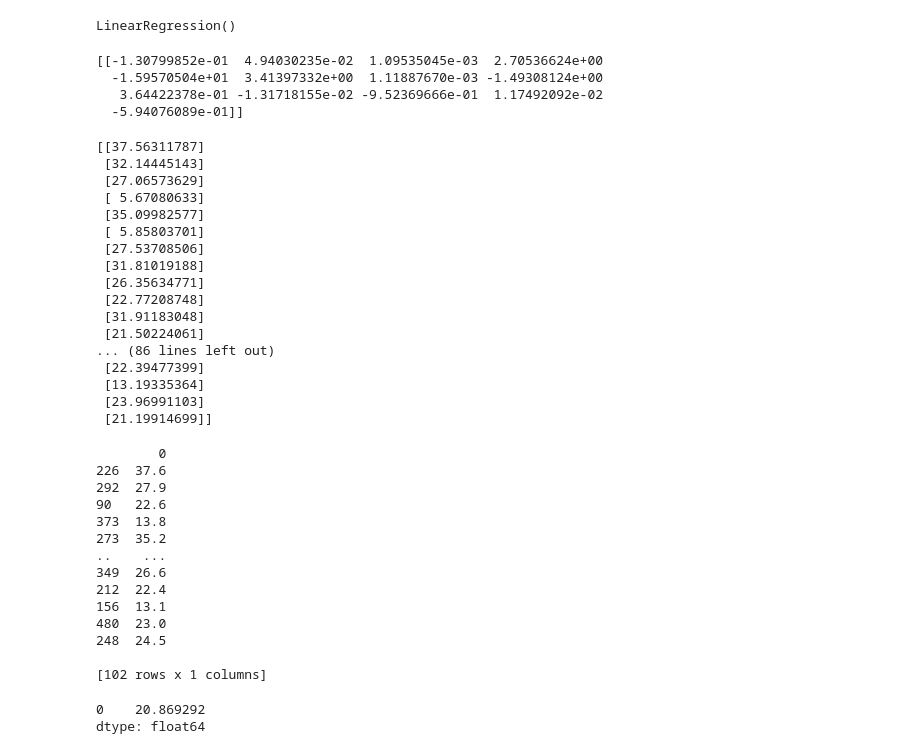
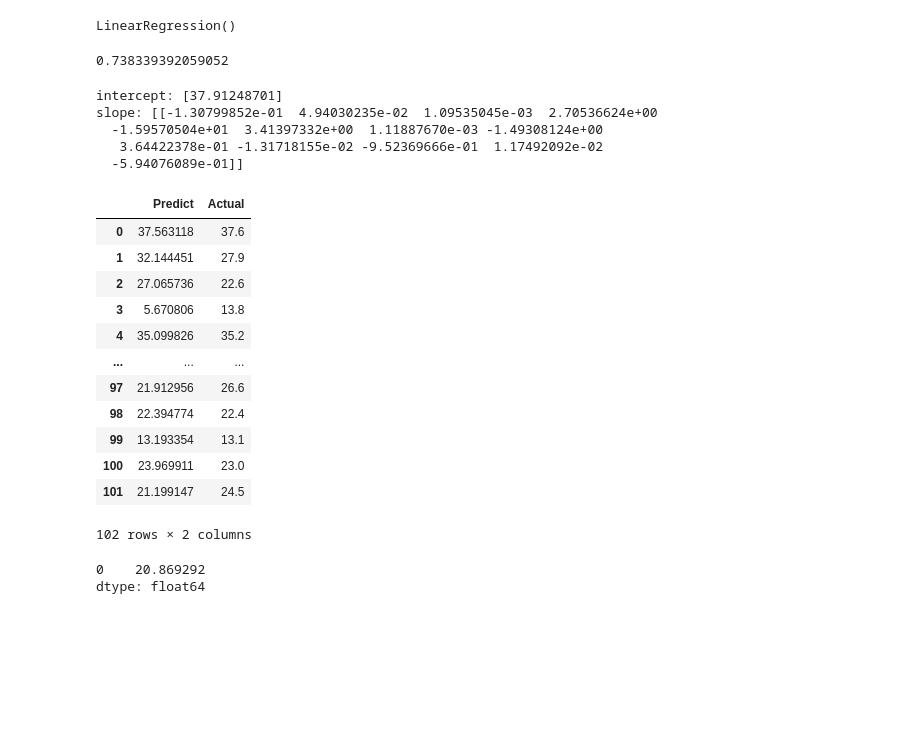
Before and after one commit to DSpythonpizza/LinearRegression, a Jupyter notebook: LinearRegression.ipynb, the cells around one changed output. Cells and saved outputs as stored; diff of their text form; code cells hidden in the pictures; blank space fills up the shorter version.

```diff
--- a/LinearRegression.ipynb
+++ b/LinearRegression.ipynb
@@ -139,6 +151,6 @@ dtype: int64
 # %%
 # Initialize the linear regression model
-model = linear_model.LinearRegression()
+lm = LinearRegression()
 # %%
 # Split the data into 80% training and 20% testing data
 from sklearn.model_selection import train_test_split
@@ -146,14 +158,21 @@ from sklearn.model_selection import train_test_split
 x_train, x_test, y_train, y_test = train_test_split(df_x, df_y, test_size = 0.2, random_state=5)
 # %%
 # Train the model with our training data
-model.fit(x_train, y_train)
+lm.fit(x_train, y_train)
 # %% [output]
 LinearRegression()
+# %%
+r_sq = lm.score(x_train, y_train)
+print(r_sq)
+# %% [output]
+0.738339392059052
 # %%
 # Print the coefficient/weights for each feature/column of the model
-print(model.coef_)
+print('intercept:', lm.intercept_)
+print('slope:', lm.coef_)
 # %% [output]
-[[-1.30799852e-01  4.94030235e-02  1.09535045e-03  2.70536624e+00
+intercept: [37.91248701]
+slope: [[-1.30799852e-01  4.94030235e-02  1.09535045e-03  2.70536624e+00
   -1.59570504e+01  3.41397332e+00  1.11887670e-03 -1.49308124e+00
    3.64422378e-01 -1.31718155e-02 -9.52369666e-01  1.17492092e-02
   -5.94076089e-01]]
@@ -162,43 +179,25 @@ print(model.coef_)
 # %%
-# Print the predictions on our test data
-y_pred = model.predict(x_test)
-print(y_pred)
+# Print the Predictions on our test data
+y_pred = lm.predict(x_test)
+pred_df = pd.DataFrame(y_pred, columns = ['Predict'])
-# %% [output]
-[[37.56311787]
- [32.14445143]
- [27.06573629]
- [ 5.67080633]
- [35.09982577]
- [ 5.85803701]
- [27.53708506]
- [31.81019188]
- [26.35634771]
- [22.77208748]
- [31.91183048]
- [21.50224061]
-... (86 lines left out)
- [22.39477399]
- [13.19335364]
- [23.96991103]
- [21.19914699]]
-# %%
-# Print the actual values
-print(y_test)
-# %% [output]
-        0
-226  37.6
-292  27.9
-90   22.6
-373  13.8
-273  35.2
-..    ...
-349  26.6
-212  22.4
-156  13.1
-480  23.0
-248  24.5
-
-[102 rows x 1 columns]
+# %%
+# Predict values compare with Actual values
+pred_df['Actual'] = y_test.values
+pred_df
+# %% [output]
+|  | Predict | Actual |
+| 0 | 37.563118 | 37.6 |
+| 1 | 32.144451 | 27.9 |
+| 2 | 27.065736 | 22.6 |
+| 3 | 5.670806 | 13.8 |
+| 4 | 35.099826 | 35.2 |
+| ... | ... | ... |
+| 97 | 21.912956 | 26.6 |
+| 98 | 22.394774 | 22.4 |
+| 99 | 13.193354 | 13.1 |
+| 100 | 23.969911 | 23.0 |
+| 101 | 21.199147 | 24.5 |
+102 rows × 2 columns
 # %%
 # Check the model performace / accuracy using numpy (MSE (Mean Squared Error))
 print(np.mean((y_pred - y_test)**2))
```
Also changed, not shown: parts of 25 cells of this notebook.
